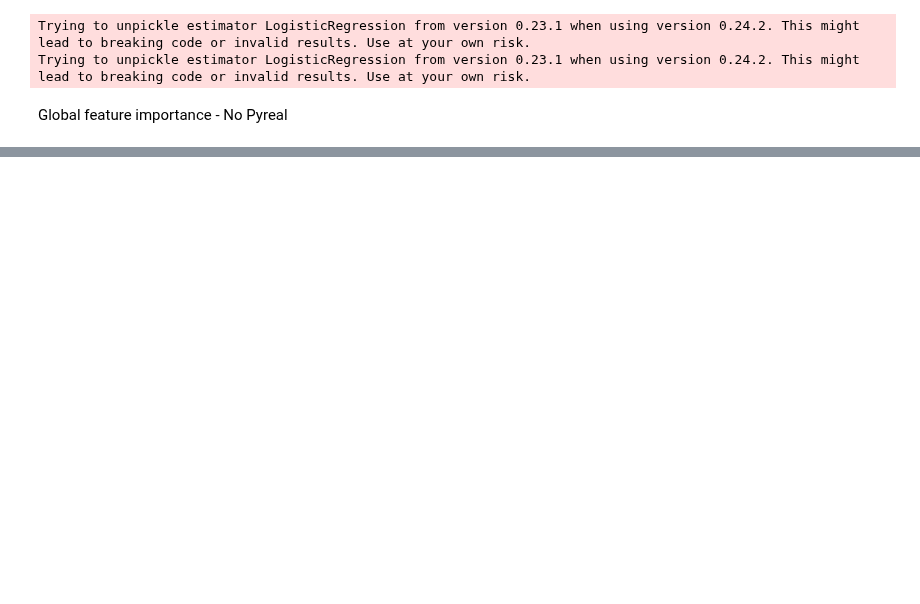
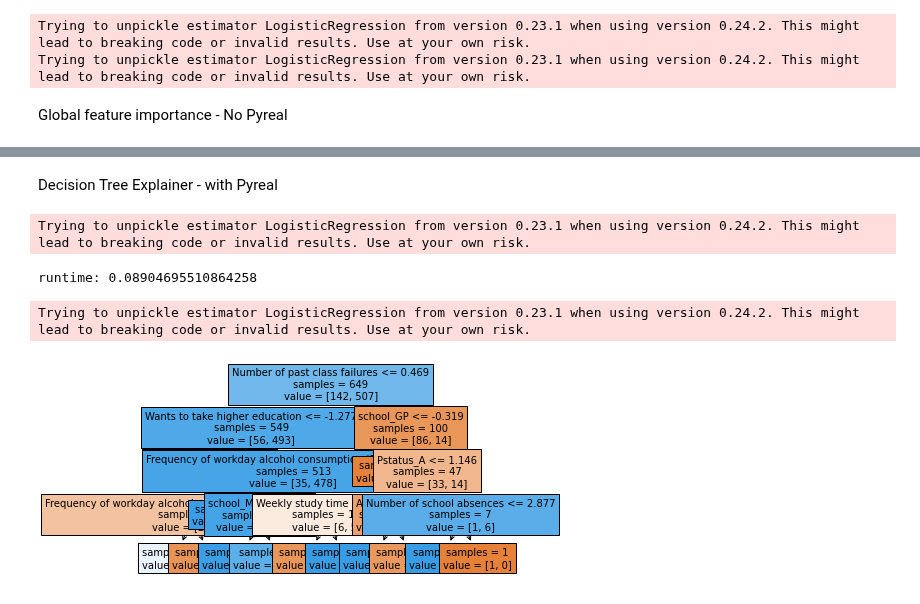
Before and after one commit to sibyl-dev/pyreal, a Jupyter notebook: experiments/student_performance.ipynb, the cells around one changed output, grey strips where cells are left out. Saved outputs shown, nothing was run; the diff lists cells and outputs as text; code cells hidden in the pictures; blank space fills up the shorter version.

Commit message:
student performance done

```diff
--- a/experiments/student_performance.ipynb
+++ b/experiments/student_performance.ipynb
@@ -215 +215,46 @@ runtime: 0.03099989891052246
 Trying to unpickle estimator LogisticRegression from version 0.23.1 when using version 0.24.2. This might lead to breaking code or invalid results. Use at your own risk.
+# %% [markdown]
+Decision Tree Explainer - with Pyreal
+# %%
+import matplotlib.pyplot as plt
+from sklearn.tree import plot_tree
+from pyreal.explainers import DecisionTreeExplainer
+
+start = time.time()
+class BooleanEncoder(Transformer):  # ****
+    def __init__(self, cols, **kwargs):  # ****
+        self.cols = cols  # ****
+        super().__init__(**kwargs)
+    def data_transform(self, x):  # ****
+        x_transform = x.copy()
+        for col in self.cols:
+            x_transform[col] = x_transform[col].replace(('yes', 'no'), (1, 0))
+        x_transform["famsize"] = x_transform["famsize"].astype('category')
+        x_transform["famsize"] = x_transform["famsize"].cat.set_categories(['LE3', 'GT3'])
+        x_transform["famsize"] = x_transform["famsize"].cat.reorder_categories(['LE3', 'GT3'])
+        x_transform["famsize"] = x_transform["famsize"].cat.codes
+        return x_transform  # ****
+    def inverse_transform_explanation(self, explanation):  # ****
+        return explanation  # ****
+onehotencoder = OneHotEncoder(["school", "sex", "address", "Pstatus",
+                              "reason", "guardian", "Mjob", "Fjob"])
+boolean_encoder = BooleanEncoder(
+    ["schoolsup", "famsup", "paid", "activities", "nursery", "internet", "romantic", "higher"])
+standard_scaler = DataFrameWrapper(StandardScaler())
+transformers = [onehotencoder, boolean_encoder, standard_scaler]
+fit_transformers(transformers, X_orig)
+dte = DecisionTreeExplainer(model="../tutorials/student/model.pkl",
+                            x_train_orig=X_orig, transformers=transformers,
+                            is_classifier=True, max_depth=4,
+                            feature_descriptions=feature_descriptions,
+                            fit_on_init=True)
+explanation_pyreal = dte.produce()
+print("runtime:", time.time()-start)
+plot_tree(explanation_pyreal, feature_names=dte.return_features(),
+          impurity=False, fontsize=10, filled=True)
+plt.show()
+# %% [output]
+Trying to unpickle estimator LogisticRegression from version 0.23.1 when using version 0.24.2. This might lead to breaking code or invalid results. Use at your own risk.
+runtime: 0.08904695510864258
+Trying to unpickle estimator LogisticRegression from version 0.23.1 when using version 0.24.2. This might lead to breaking code or invalid results. Use at your own risk.
+[figure, added]
```
Also changed, not shown: parts of 6 cells of this notebook, 1 other file.
